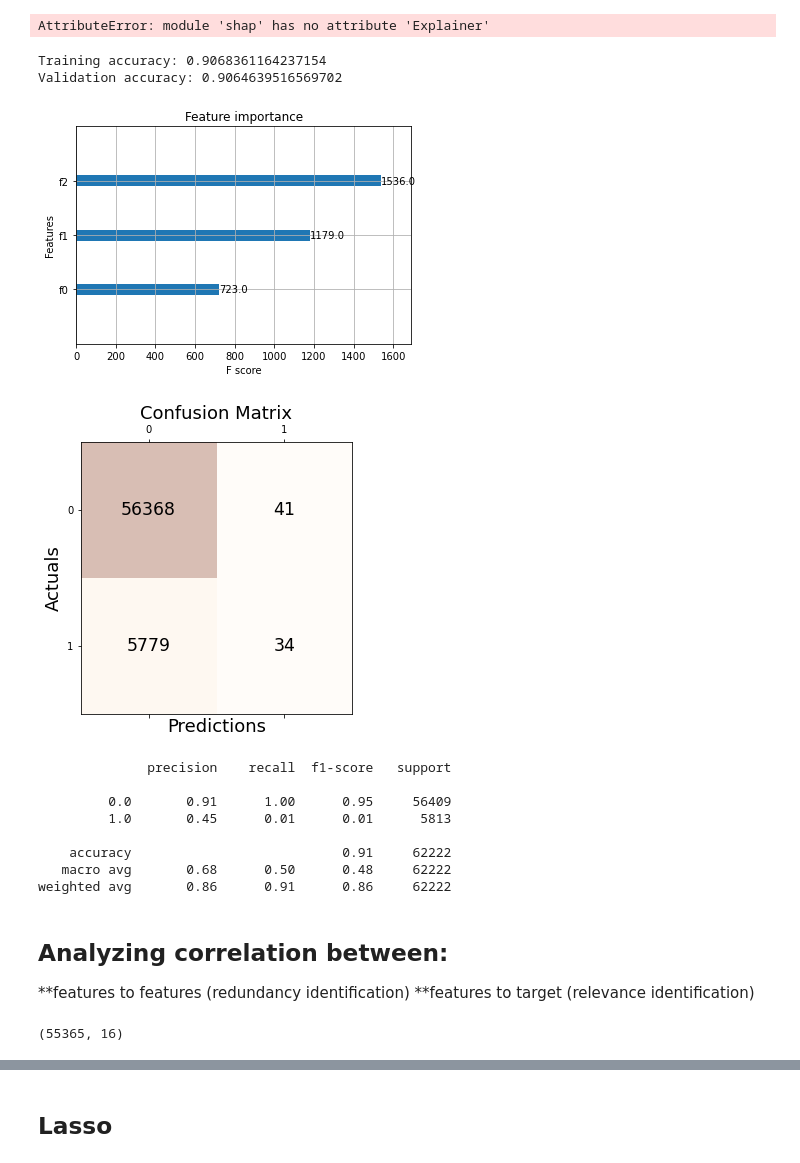
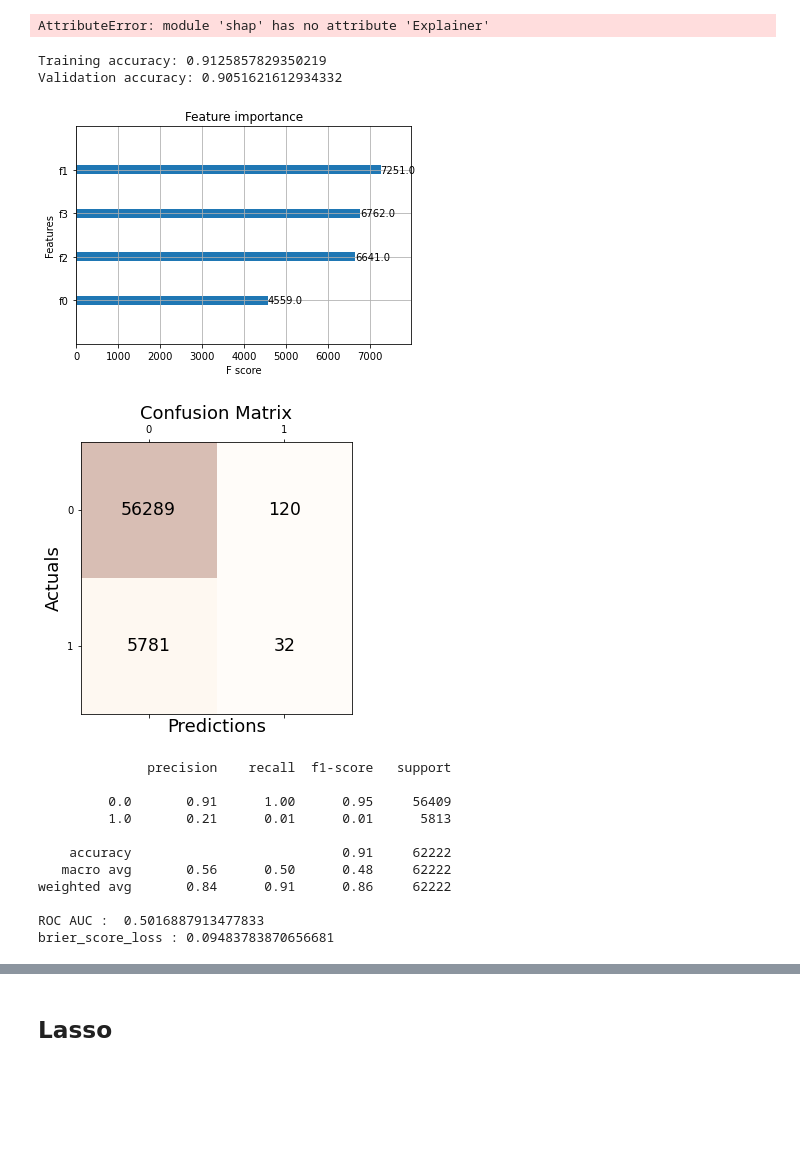
Before and after one commit to sorinmuchi/IFT6758, a Jupyter notebook: notebooks/5-AdvancedModels.ipynb, the cells around one changed output, grey strips where cells are left out. Drawn from its saved outputs; the diff is of its cells as text; code cells hidden in the pictures; blank space fills up the shorter version.

Commit message:
updating scores

```diff
--- a/notebooks/5-AdvancedModels.ipynb
+++ b/notebooks/5-AdvancedModels.ipynb
@@ -47,13 +66,8 @@ COMET INFO: Experiment is live on comet.ml https://www.comet.ml/meriembchaaben/i
 # %%
 # Read and preprocess data
 df = pd.read_csv('../data/trainingSet.csv')
-
-#df = df.rename({'Goal': 'is_goal'}, axis=1)
-#df = df[~(df['is_goal'].isnull() | df['distanceFromNet'].isnull() | df['angle'].isnull())] #remove after fix
-#df['is_goal'] = df['is_goal'].astype(np.int64)
-
-#df=pd.read_csv('../data/trainingSet.csv')
-
+display(df.head())
+df["rebound"]=df['rebound'].fillna(value=0)
 
 df['rebound']=df['rebound'].astype(int)
 
@@ -71,9 +85,8 @@ obj_df=obj_df.apply(preprocessing.LabelEncoder().fit_transform)
 #Frame is the dataset used fpr xgboost later
 Frame=pd.concat([FinalDf,obj_df],axis=1)
 
+
 imp_mean = SimpleImputer(missing_values=np.nan, strategy='median')
 imp_mean.fit(FinalDf)
 Transformed_Values=imp_mean.transform(FinalDf)
 TransformedDf = pd.DataFrame(Transformed_Values, index=df.index, columns=FinalDf.columns)
-X = TransformedDf.drop('Goal',axis=1)
-y = TransformedDf['Goal'].to_numpy()
@@ -80,6 +117,9 @@ y = TransformedDf['Goal'].to_numpy()
 # %% [markdown]
 ####  Split the data , this split is performed only once (same events will be used as train/test for each model)
 # %%
+TransformedDf_=TransformedDf.drop("period",axis=1)
+X = TransformedDf_.drop('Goal',axis=1)
+y = TransformedDf_['Goal'].to_numpy()
 X_train, x_val, y_train, y_val = train_test_split(X, y, test_size=0.2, random_state=0)
 # %%
 def compute_goal_rate_per_percentile(probs, y):
@@ -168,8 +208,9 @@ def displayFigures(Models,X_train,Y_train,X_val,Y_val,Text_label,X_trainAll=X_tr
         print(Text_label[idx])
         xgb_probs = Model.predict_proba(X_val[idx][:, :])[:,1]
         xgb_auc = roc_auc_score(Y_val[0], xgb_probs)
-
+        xgb_acc=Model.score(X_val[idx],Y_val[0])
         print(Text_label[idx]+': ROC AUC=%.3f' % (xgb_auc))
+        print(Text_label[idx]+': Accuracy=%.3f' % (xgb_acc))
 
         xgb_fpr1, xgb_tpr1, _ = roc_curve(Y_val[0], xgb_probs)
 
@@ -189,10 +230,10 @@ def displayFigures(Models,X_train,Y_train,X_val,Y_val,Text_label,X_trainAll=X_tr
 
         disp1 = CalibrationDisplay.from_estimator(Model, X_val[idx], Y_val[0], label=Text_label[idx], ax=axs[1, 1])
 
-    # plt.savefig('../figures/calibration_diagram.png')
+    plt.savefig('AllFigures.png')
 
     #plt.show()
-def plot_ConfusionMatrix(y_pred,y_test):
+def plot_ConfusionMatrix(y_pred,y_test,name):
     conf_matrix = confusion_matrix(y_true=y_test, y_pred=y_pred)
     #
     # Print the confusion matrix using Matplotlib
@@ -206,6 +247,7 @@ def plot_ConfusionMatrix(y_pred,y_test):
     plt.xlabel('Predictions', fontsize=18)
     plt.ylabel('Actuals', fontsize=18)
     plt.title('Confusion Matrix', fontsize=18)
+    plt.savefig(name)
     plt.show()
 # %% [markdown]
 ### Question-1:
@@ -317,56 +479,49 @@ AttributeError: module 'shap' has no attribute 'Explainer'
 # %%
 #### Run XGboost with features that are pushing the prediction higher with xgboost:
 from xgboost import plot_importance
 from matplotlib import pyplot
 from pprint import pprint
 
 
-X_trainXG_SHAP_=X_train[['changeInAngleShot','gameSeconds','speed']]
-X_valXG_SHAP=x_val[['changeInAngleShot','gameSeconds','speed']]
+X_trainXG_SHAP_=X_train[['changeInAngleShot','lastEventXCoord','angle','distanceFromNet']]
+X_valXG_SHAP=x_val[['changeInAngleShot','lastEventGameSeconds','angle','distanceFromNet']]
 
 X_trainXG_SHAP = X_trainXG_SHAP_.to_numpy().reshape(-1, len(X_trainXG_SHAP_.columns))
 X_val1XG_SHAP = X_valXG_SHAP.to_numpy().reshape(-1, len(X_trainXG_SHAP_.columns))
 
-xgb_cl_SHAP = XGBClassifier().fit(X_trainXG_SHAP, y_train)
+xgb_cl_SHAP = XGBClassifier(n_estimators=350,max_depth=8).fit(X_trainXG_SHAP, y_train)
 
 
 plot_importance(xgb_cl_SHAP)
 
 
 train_score1 = xgb_cl_SHAP.score(X_trainXG_SHAP, y_train)
 val_score1 = xgb_cl_SHAP.score(X_val1XG_SHAP, y_val)
 
 
 print(f'Training accuracy: {train_score1}')
 print(f'Validation accuracy: {val_score1}')
 preds_Val = xgb_cl_SHAP.predict(X_val1XG_SHAP)
-plot_ConfusionMatrix(preds_Val,y_val)
+plot_ConfusionMatrix(preds_Val,y_val,"Confusion_Matrix_SelectedFeatures_SHAP.png")
 print(classification_report(y_val, preds_Val))
+print("ROC AUC : ", roc_auc_score(y_val, preds_Val))
+print("brier_score_loss :",brier_score_loss(y_val, preds_Val) )
+
+
 #exp.log_metrics({'Training accuracy': train_score1, 'Validation accuracy': val_score1})
-#displayFigures(xgb_cl_SHAP,X_trainXG_SHAP_,y_train,X_val1XG_SHAP,y_val,"XGBOOST_selectedFeatures_SHAP")
 # %% [output]
-Training accuracy: 0.9068361164237154
-Validation accuracy: 0.9064639516569702
+Training accuracy: 0.9125857829350219
+Validation accuracy: 0.9051621612934332
-[figure, old version]
+[figure, new version]
-[figure, old version]
+[figure, new version]
               precision    recall  f1-score   support
 
          0.0       0.91      1.00      0.95     56409
-         1.0       0.45      0.01      0.01      5813
+         1.0       0.21      0.01      0.01      5813
 
     accuracy                           0.91     62222
-   macro avg       0.68      0.50      0.48     62222
-weighted avg       0.86      0.91      0.86     62222
+   macro avg       0.56      0.50      0.48     62222
+weighted avg       0.84      0.91      0.86     62222
+
+ROC AUC :  0.5016887913477833
+brier_score_loss : 0.09483783870656681
-# %% [markdown]
-## Analyzing correlation between:
-**features to features (redundancy identification)
-**features to target (relevance identification)
-# %%
-### should run previous part to have Frame
-df_f = Frame.dropna()
-
-X = df_f.drop('Goal',axis=1)
-y = df_f['Goal'].to_numpy()
-df_f.shape
-# %% [output]
-(55365, 16)
```
Also changed, not shown: parts of 15 cells of this notebook, 8 other files.
